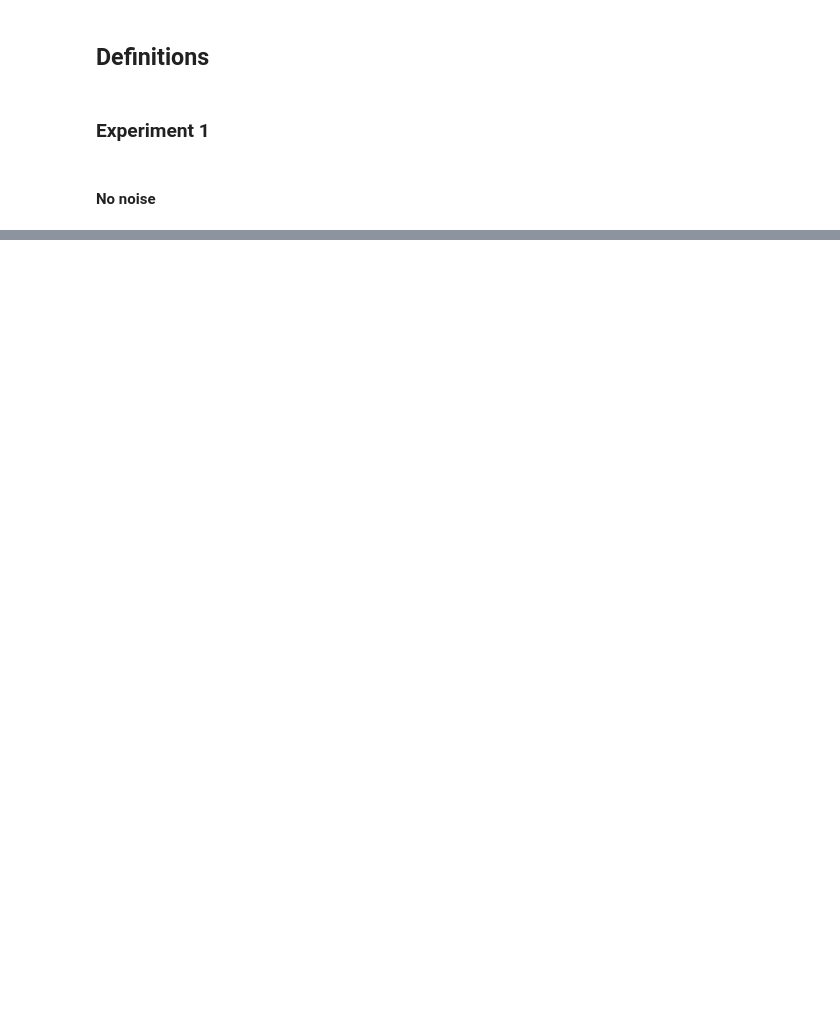
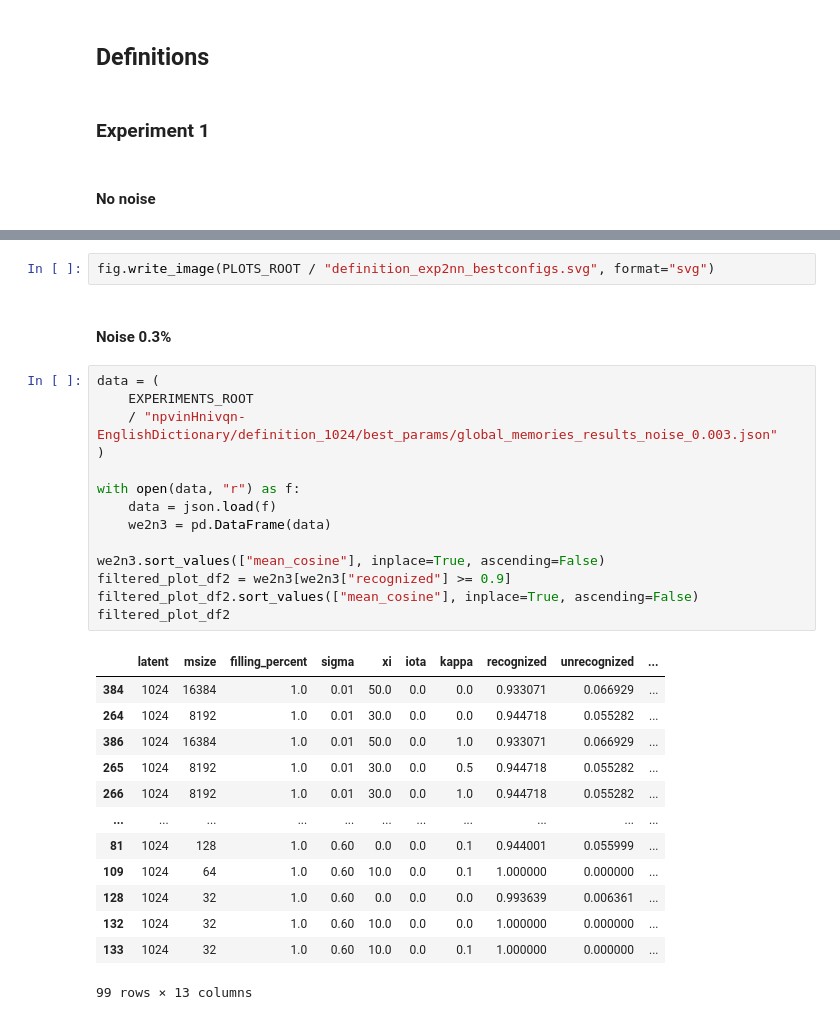
Before and after one commit to roicort/rEAMember, a Jupyter notebook: notebooks/plots.ipynb, the cells around one changed output, grey strips where cells are left out. Drawn from its saved outputs; the diff is of its cells as text; blank space fills up the shorter version.

```diff
--- a/notebooks/plots.ipynb
+++ b/notebooks/plots.ipynb
@@ -527,0 +635,32 @@ interactive(children=(SelectionSlider(continuous_update=False, description='memo
+# %%
+fig.write_image(PLOTS_ROOT / "definition_exp2nn_bestconfigs.svg", format="svg")
+# %% [markdown]
+#### Noise 0.3%
+# %%
+data = (
+    EXPERIMENTS_ROOT
+    / "npvinHnivqn-EnglishDictionary/definition_1024/best_params/global_memories_results_noise_0.003.json"
+)
+
+with open(data, "r") as f:
+    data = json.load(f)
+    we2n3 = pd.DataFrame(data)
+
+we2n3.sort_values(["mean_cosine"], inplace=True, ascending=False)
+filtered_plot_df2 = we2n3[we2n3["recognized"] >= 0.9]
+filtered_plot_df2.sort_values(["mean_cosine"], inplace=True, ascending=False)
+filtered_plot_df2
+# %% [output]
+|  | latent | msize | filling_percent | sigma | xi | iota | kappa | recognized | unrecognized | ... |
+| 384 | 1024 | 16384 | 1.0 | 0.01 | 50.0 | 0.0 | 0.0 | 0.933071 | 0.066929 | ... |
+| 264 | 1024 | 8192 | 1.0 | 0.01 | 30.0 | 0.0 | 0.0 | 0.944718 | 0.055282 | ... |
+| 386 | 1024 | 16384 | 1.0 | 0.01 | 50.0 | 0.0 | 1.0 | 0.933071 | 0.066929 | ... |
+| 265 | 1024 | 8192 | 1.0 | 0.01 | 30.0 | 0.0 | 0.5 | 0.944718 | 0.055282 | ... |
+| 266 | 1024 | 8192 | 1.0 | 0.01 | 30.0 | 0.0 | 1.0 | 0.944718 | 0.055282 | ... |
+| ... | ... | ... | ... | ... | ... | ... | ... | ... | ... | ... |
+| 81 | 1024 | 128 | 1.0 | 0.60 | 0.0 | 0.0 | 0.1 | 0.944001 | 0.055999 | ... |
+| 109 | 1024 | 64 | 1.0 | 0.60 | 10.0 | 0.0 | 0.1 | 1.000000 | 0.000000 | ... |
+| 128 | 1024 | 32 | 1.0 | 0.60 | 0.0 | 0.0 | 0.0 | 0.993639 | 0.006361 | ... |
+| 132 | 1024 | 32 | 1.0 | 0.60 | 10.0 | 0.0 | 0.0 | 1.000000 | 0.000000 | ... |
+| 133 | 1024 | 32 | 1.0 | 0.60 | 10.0 | 0.0 | 0.1 | 1.000000 | 0.000000 | ... |
+99 rows × 13 columns
```
Also changed, not shown: parts of 31 cells of this notebook, 26 other files.
